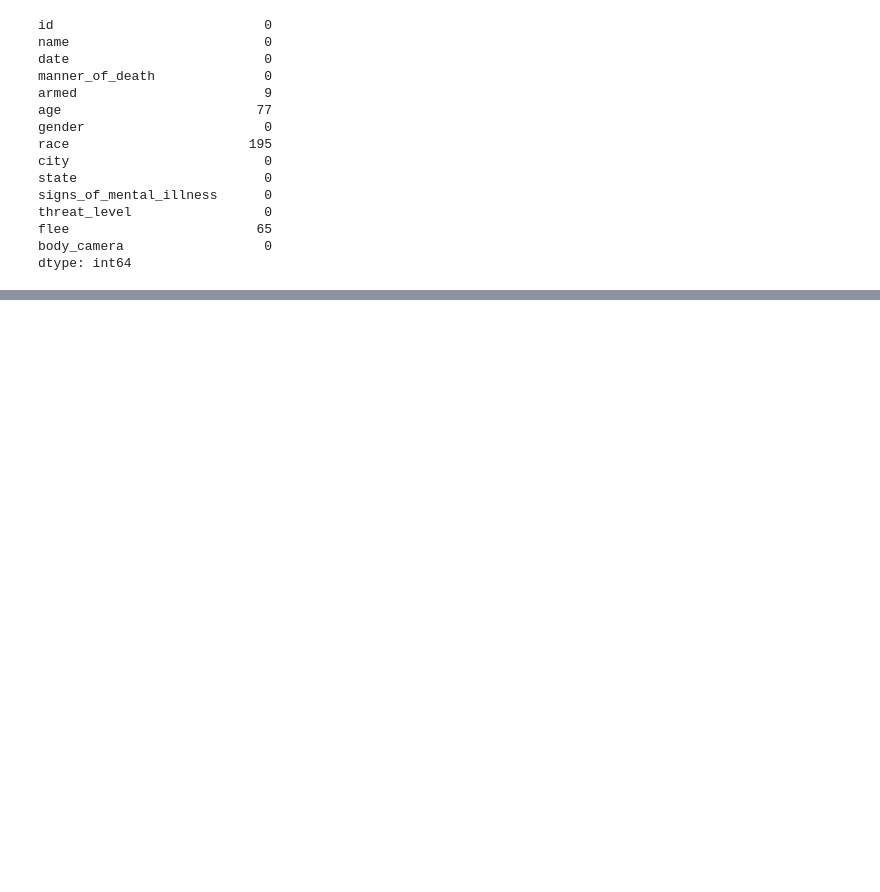
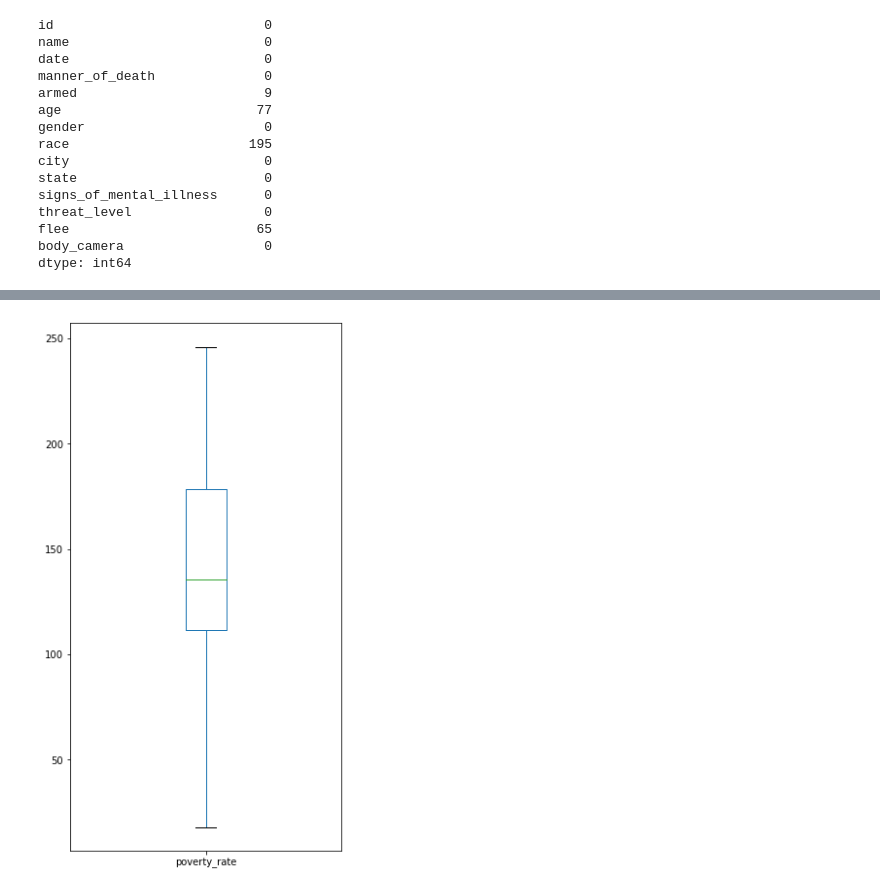
Before and after one commit to Alumasa/Data-Science-SCA, a Jupyter notebook: US Police Killings Analysis.ipynb, the cells around one changed output, grey strips where cells are left out. Saved outputs shown, nothing was run; the diff lists cells and outputs as text; code cells hidden in the pictures; blank space fills up the shorter version.

```diff
--- a/US Police Killings Analysis.ipynb
+++ b/US Police Killings Analysis.ipynb
@@ -393,0 +502,4 @@ killings['date'] = pd.to_datetime(killings['date'], errors='coerce')
+# %%
+state_data['poverty_rate'].plot(kind='box', figsize=(5, 10));
+# %% [output]
+[figure, added]
```
Also changed, not shown: parts of 40 cells of this notebook.
